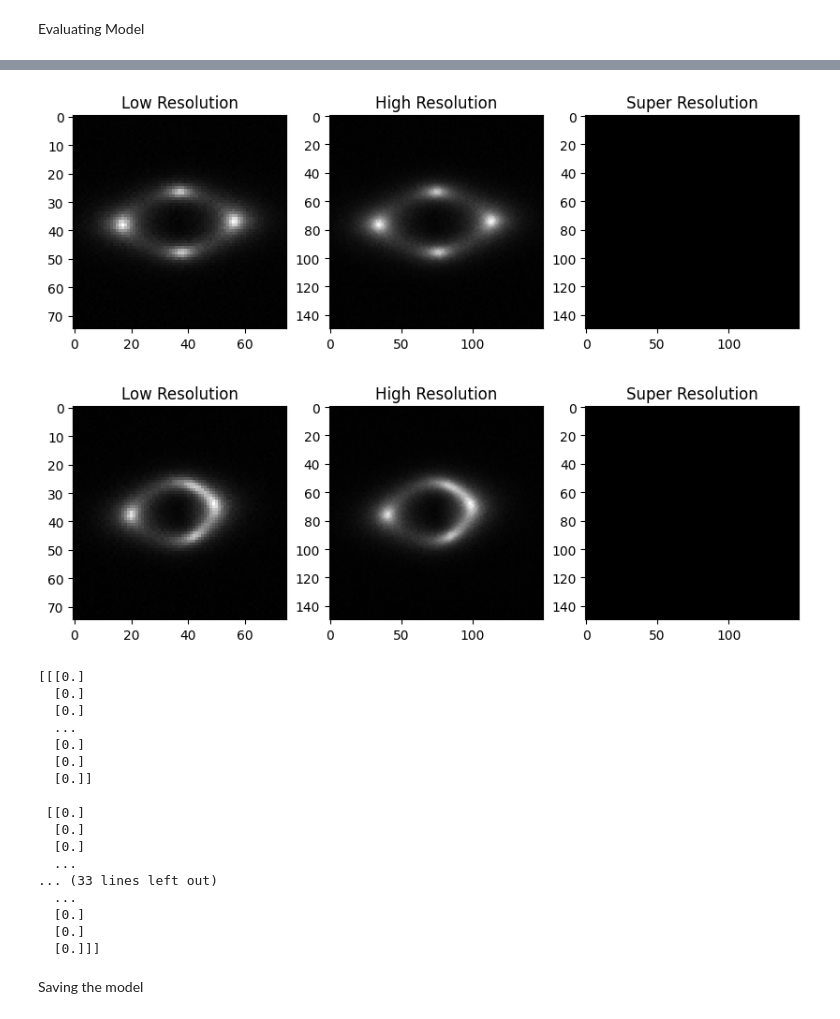
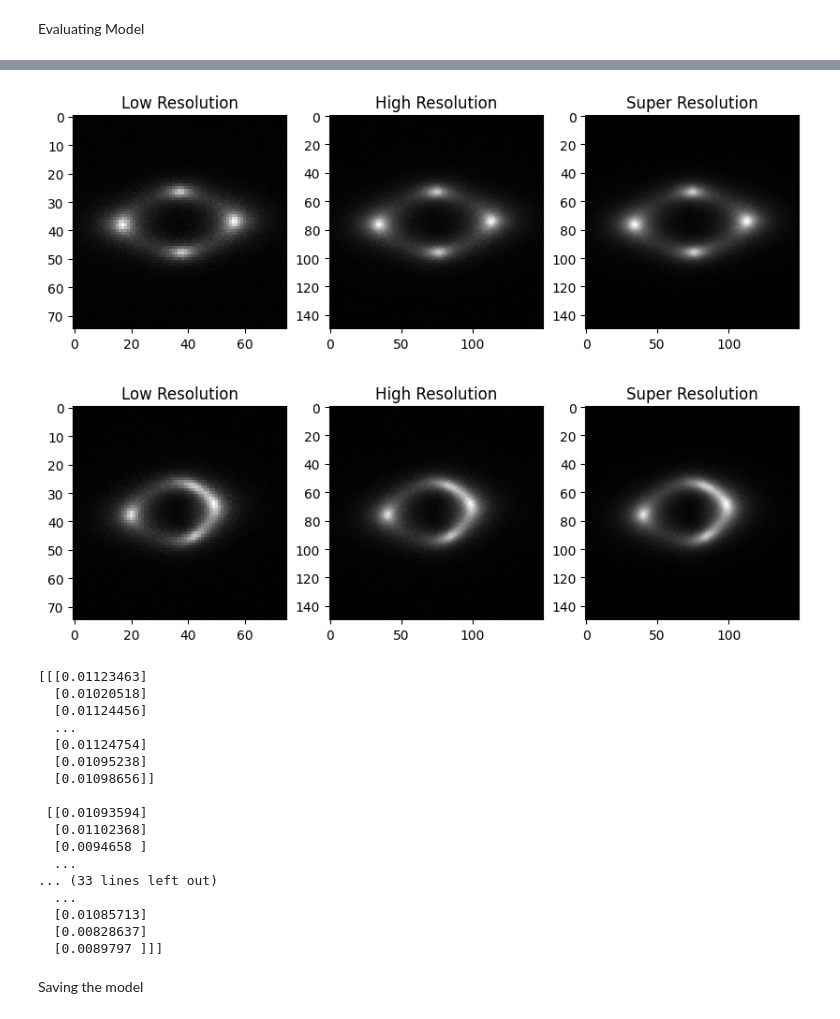
Before and after one commit to jackkoo1207/comp5214, a Jupyter notebook: RCAN.ipynb, the cells around one changed output, grey strips where cells are left out. Saved outputs shown, nothing was run; the diff lists cells and outputs as text; code cells hidden in the pictures.

Commit message:
Fixed RCAN model

```diff
--- a/RCAN.ipynb
+++ b/RCAN.ipynb
@@ -198,7 +198,7 @@ Compile Model
 # %%
 #optimizer = tf.keras.optimizers.Adam(learning_rate=1e-5, clipvalue=1.0)  # Clip gradients to [-1.0, 1.0]
 #model.compile(optimizer=optimizer, loss='mse', metrics=['mae'])
-model.compile(optimizer=tf.keras.optimizers.Adam(1e-4), loss='mse')
+model.compile(optimizer=tf.keras.optimizers.Adam(1e-5), loss='mse' , metrics = ['mae'])
 # %% [markdown]
 Process Data
 # %%
@@ -251,7 +251,7 @@ Train Model
 history = model.fit(
     train_dataset,
     validation_data=val_dataset,
-    epochs=100,
+    epochs=60,
     callbacks=[checkpoint_callback]
 )
 # %% [output]
@@ -296,10 +296,10 @@ model.weights
 Evaluating Model
 # %%
 # Evaluate the model
-#loss, mae = model.evaluate(X_val, y_val, verbose=1) havent added mae yet
-loss = model.evaluate(X_val, y_val, verbose=1)
+loss, mae = model.evaluate(X_val, y_val, verbose=1)
+#loss = model.evaluate(X_val, y_val, verbose=1)
 print(f"Validation Loss: {loss}")
-#print(f"Validation MAE: {mae}")
+print(f"Validation MAE: {mae}")
 
 # Visualize some predictions
 import matplotlib.pyplot as plt
@@ -333,22 +334,22 @@ Validation Loss: 0.017404470592737198
-[figure, old version]
+[figure, new version]
-[figure, old version]
+[figure, new version]
-[[[0.]
-  [0.]
-  [0.]
+[[[0.01123463]
+  [0.01020518]
+  [0.01124456]
   ...
-  [0.]
-  [0.]
-  [0.]]
+  [0.01124754]
+  [0.01095238]
+  [0.01098656]]
 
- [[0.]
-  [0.]
-  [0.]
+ [[0.01093594]
+  [0.01102368]
+  [0.0094658 ]
   ...
 ... (33 lines left out)
   ...
-  [0.]
-  [0.]
-  [0.]]]
+  [0.01085713]
+  [0.00828637]
+  [0.0089797 ]]]
 # %% [markdown]
 Saving the model
 # %%
```
Also changed, not shown: parts of 6 cells of this notebook, 1 other file.
